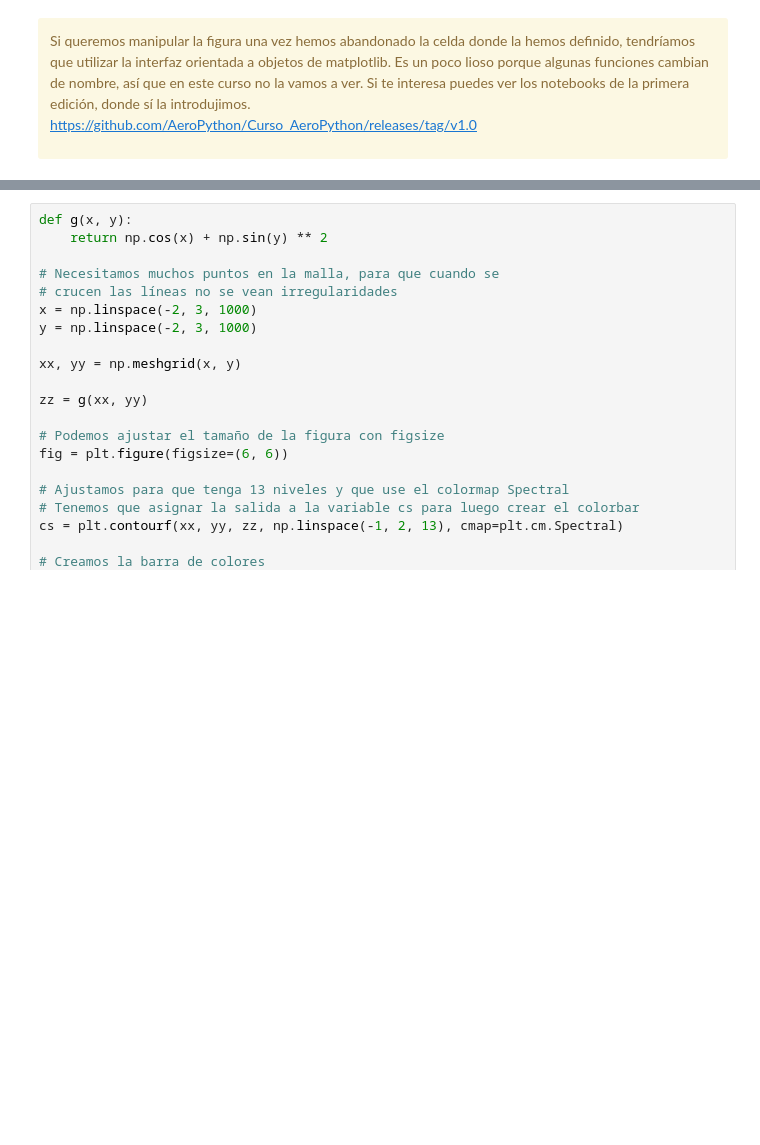
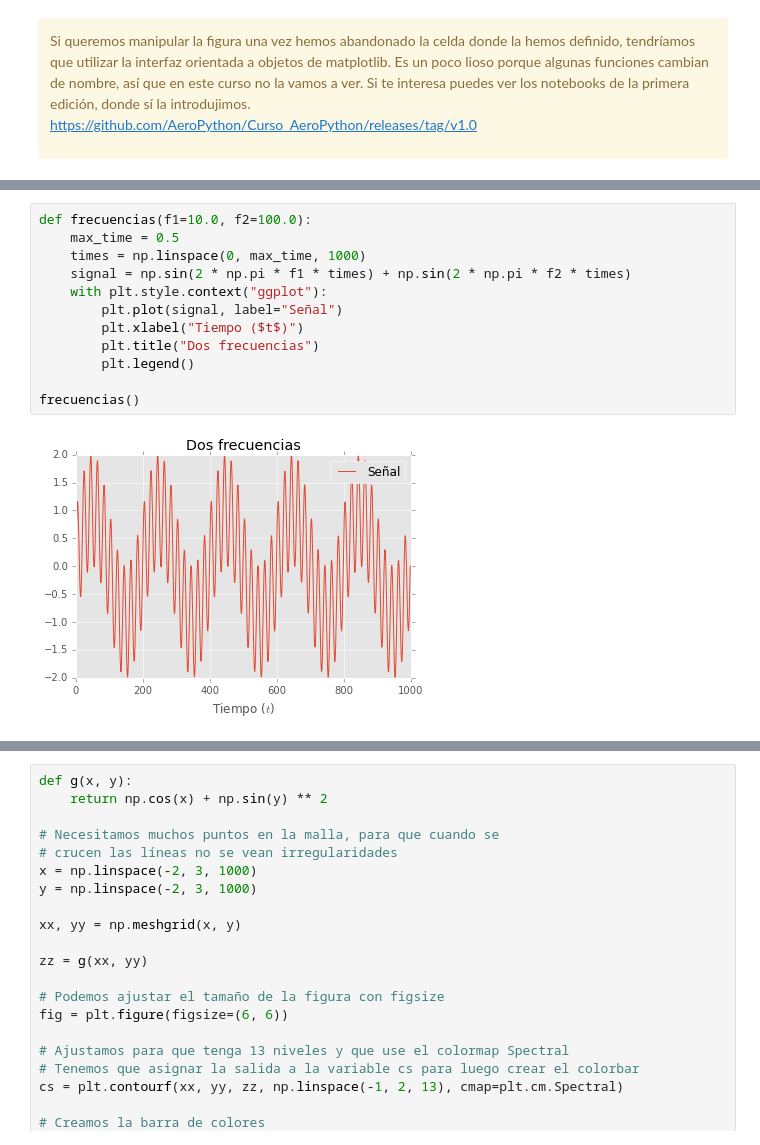
Before and after one commit to AeroPython/Curso_AeroPython, a Jupyter notebook: Notebooks/Clase2b_Visualizacion-matplotlib.ipynb, the cells around one changed output, grey strips where cells are left out. Drawn from its saved outputs; the diff is of its cells as text; blank space fills up the shorter version.

```diff
--- a/Notebooks/Clase2b_Visualizacion-matplotlib.ipynb
+++ b/Notebooks/Clase2b_Visualizacion-matplotlib.ipynb
@@ -235,3 +251,17 @@ https://github.com/AeroPython/Curso_AeroPython/releases/tag/v1.0</div>
+# %%
+def frecuencias(f1=10.0, f2=100.0):
+    max_time = 0.5
+    times = np.linspace(0, max_time, 1000)
+    signal = np.sin(2 * np.pi * f1 * times) + np.sin(2 * np.pi * f2 * times)
+    with plt.style.context("ggplot"):
+        plt.plot(signal, label="Señal")
+        plt.xlabel("Tiempo ($t$)")
+        plt.title("Dos frecuencias")
+        plt.legend()
+
+frecuencias()
+# %% [output]
+[figure, added]
 # %% [markdown]
 **Ejercicio**
 
```
Also changed, not shown: parts of 9 cells of this notebook.
